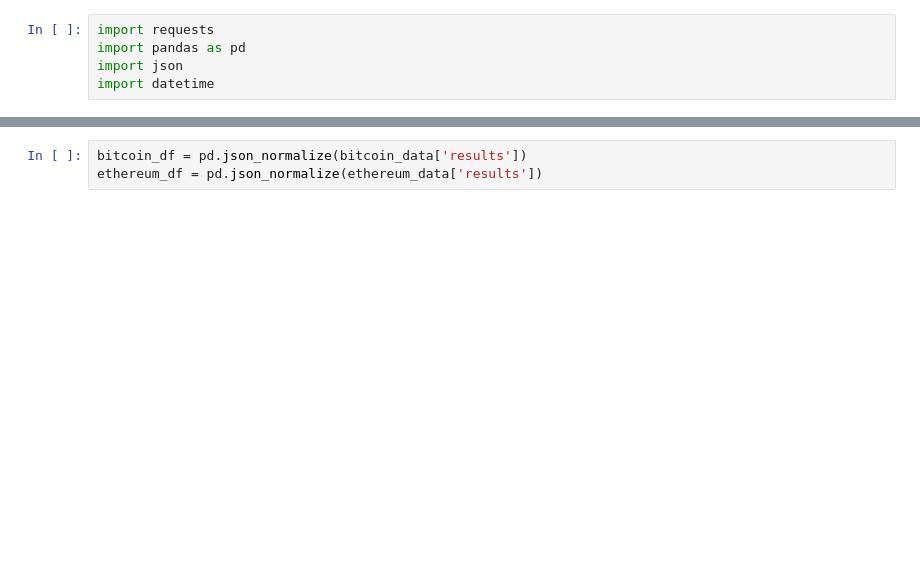
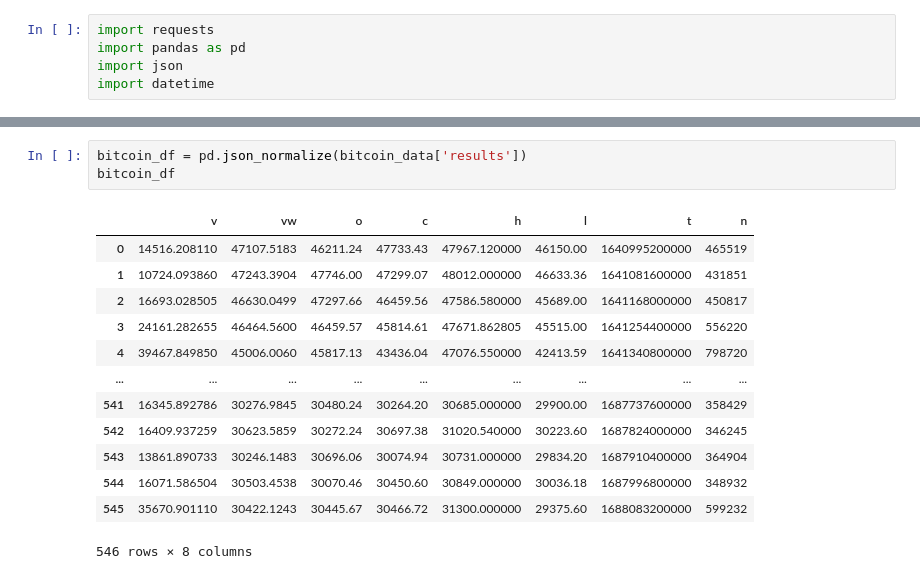
Before and after one commit to JulHendrickson/RJM-Algo-Trading, a Jupyter notebook: Data_Prep.ipynb, the cells around one changed output, grey strips where cells are left out. Cells and saved outputs as stored; diff of their text form; blank space fills up the shorter version.

```diff
--- a/Data_Prep.ipynb
+++ b/Data_Prep.ipynb
@@ -24,5 +37,19 @@ ethereum_data = ethereum_response.json()
 # %%
 bitcoin_df = pd.json_normalize(bitcoin_data['results'])
-ethereum_df = pd.json_normalize(ethereum_data['results'])
+bitcoin_df
+# %% [output]
+|  | v | vw | o | c | h | l | t | n |
+| 0 | 14516.208110 | 47107.5183 | 46211.24 | 47733.43 | 47967.120000 | 46150.00 | 1640995200000 | 465519 |
+| 1 | 10724.093860 | 47243.3904 | 47746.00 | 47299.07 | 48012.000000 | 46633.36 | 1641081600000 | 431851 |
+| 2 | 16693.028505 | 46630.0499 | 47297.66 | 46459.56 | 47586.580000 | 45689.00 | 1641168000000 | 450817 |
+| 3 | 24161.282655 | 46464.5600 | 46459.57 | 45814.61 | 47671.862805 | 45515.00 | 1641254400000 | 556220 |
+| 4 | 39467.849850 | 45006.0060 | 45817.13 | 43436.04 | 47076.550000 | 42413.59 | 1641340800000 | 798720 |
+| ... | ... | ... | ... | ... | ... | ... | ... | ... |
+| 541 | 16345.892786 | 30276.9845 | 30480.24 | 30264.20 | 30685.000000 | 29900.00 | 1687737600000 | 358429 |
+| 542 | 16409.937259 | 30623.5859 | 30272.24 | 30697.38 | 31020.540000 | 30223.60 | 1687824000000 | 346245 |
+| 543 | 13861.890733 | 30246.1483 | 30696.06 | 30074.94 | 30731.000000 | 29834.20 | 1687910400000 | 364904 |
+| 544 | 16071.586504 | 30503.4538 | 30070.46 | 30450.60 | 30849.000000 | 30036.18 | 1687996800000 | 348932 |
+| 545 | 35670.901110 | 30422.1243 | 30445.67 | 30466.72 | 31300.000000 | 29375.60 | 1688083200000 | 599232 |
+546 rows × 8 columns
 # %%
 Date_Time_btc = pd.to_datetime(bitcoin_df.t, unit='ms').dropna()
```
Also changed, not shown: parts of 13 cells of this notebook, 3 other files.
